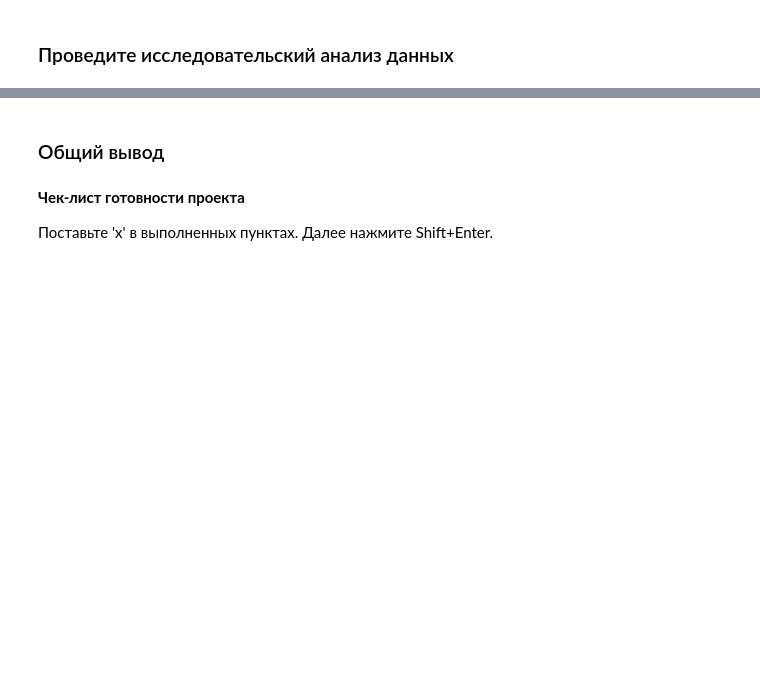
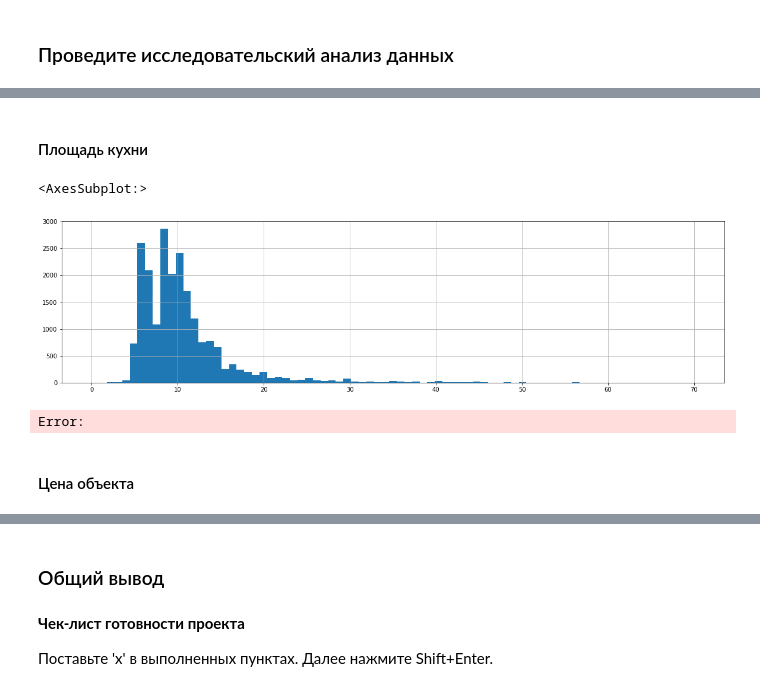
Before and after one commit to VSXV/Data-Science-Projects, a Jupyter notebook: 90289507-c16d-4627-b0ad-914b36f98d8a.ipynb, the cells around one changed output, grey strips where cells are left out. Drawn from its saved outputs; the diff is of its cells as text; code cells hidden in the pictures; blank space fills up the shorter version.

```diff
--- a/90289507-c16d-4627-b0ad-914b36f98d8a.ipynb
+++ b/90289507-c16d-4627-b0ad-914b36f98d8a.ipynb
@@ -295,0 +317,10 @@ data['cityCenters_nearest_km'] = data['cityCenters_nearest'] / 1000
+# %% [markdown]
+#### Площадь кухни
+# %%
+data['kitchen_area'].hist(bins=79, figsize=(20, 5), range=(0, 70))
+# %% [output]
+<AxesSubplot:>
+[figure, added]
+Error:
+# %% [markdown]
+#### Цена объекта
```
Also changed, not shown: parts of 35 cells of this notebook.
